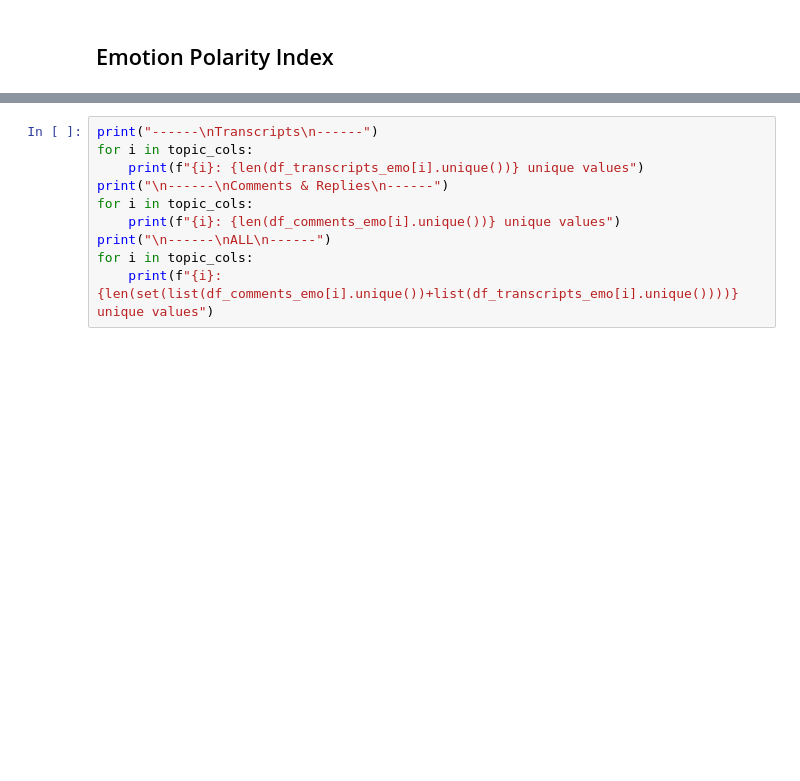
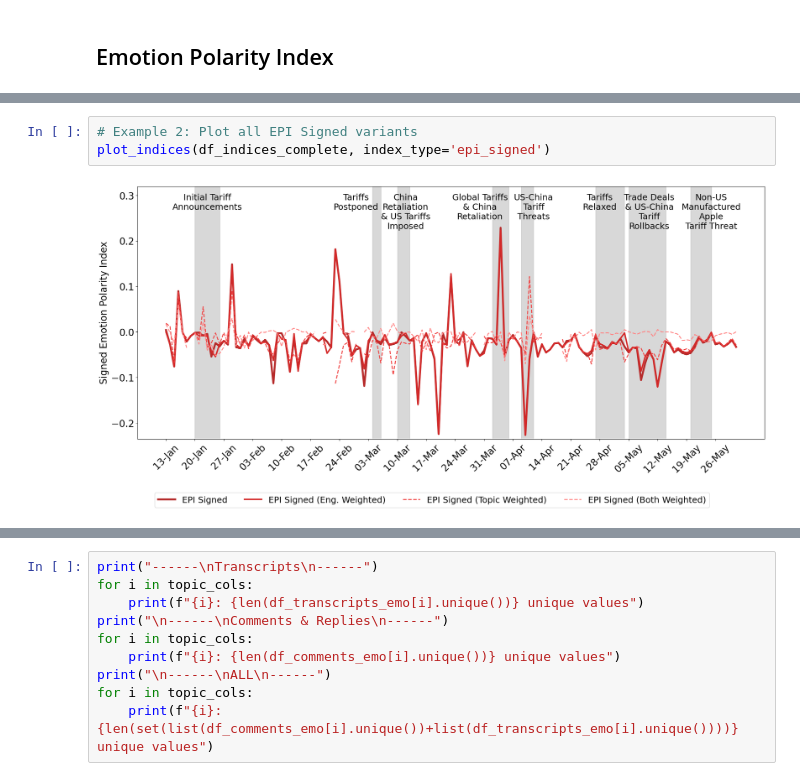
Before and after one commit to isom-ds/youtube-emotion-financial-modelling, a Jupyter notebook: 300_index_module.ipynb, the cells around one changed output, grey strips where cells are left out. Drawn from its saved outputs; the diff is of its cells as text; blank space fills up the shorter version.

```diff
--- a/300_index_module.ipynb
+++ b/300_index_module.ipynb
@@ -676,0 +525,5 @@ def epi_plot(
+# %%
+# Example 2: Plot all EPI Signed variants
+plot_indices(df_indices_complete, index_type='epi_signed')
+# %% [output]
+[figure, added]
```
Also changed, not shown: parts of 50 cells of this notebook, 7 other files.
